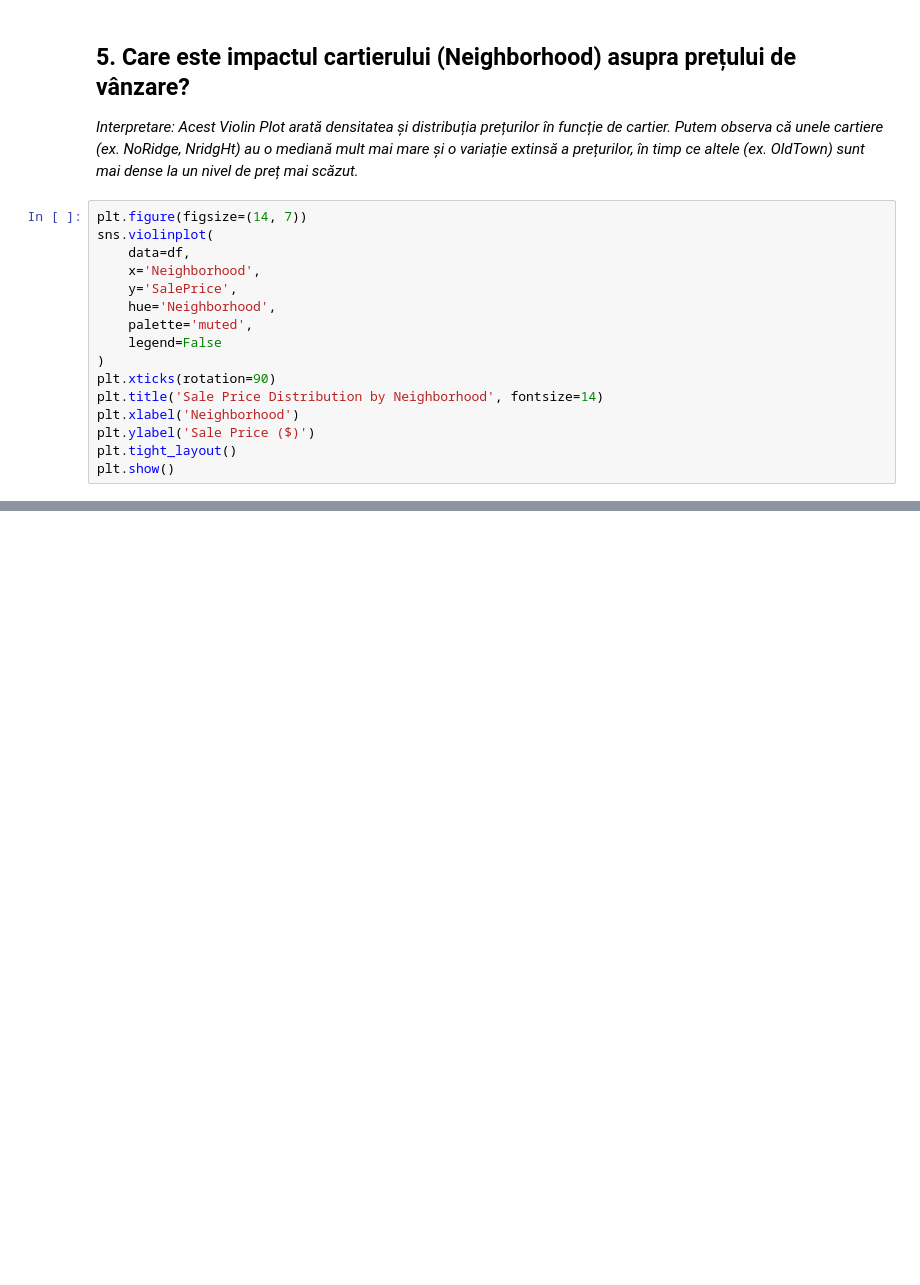
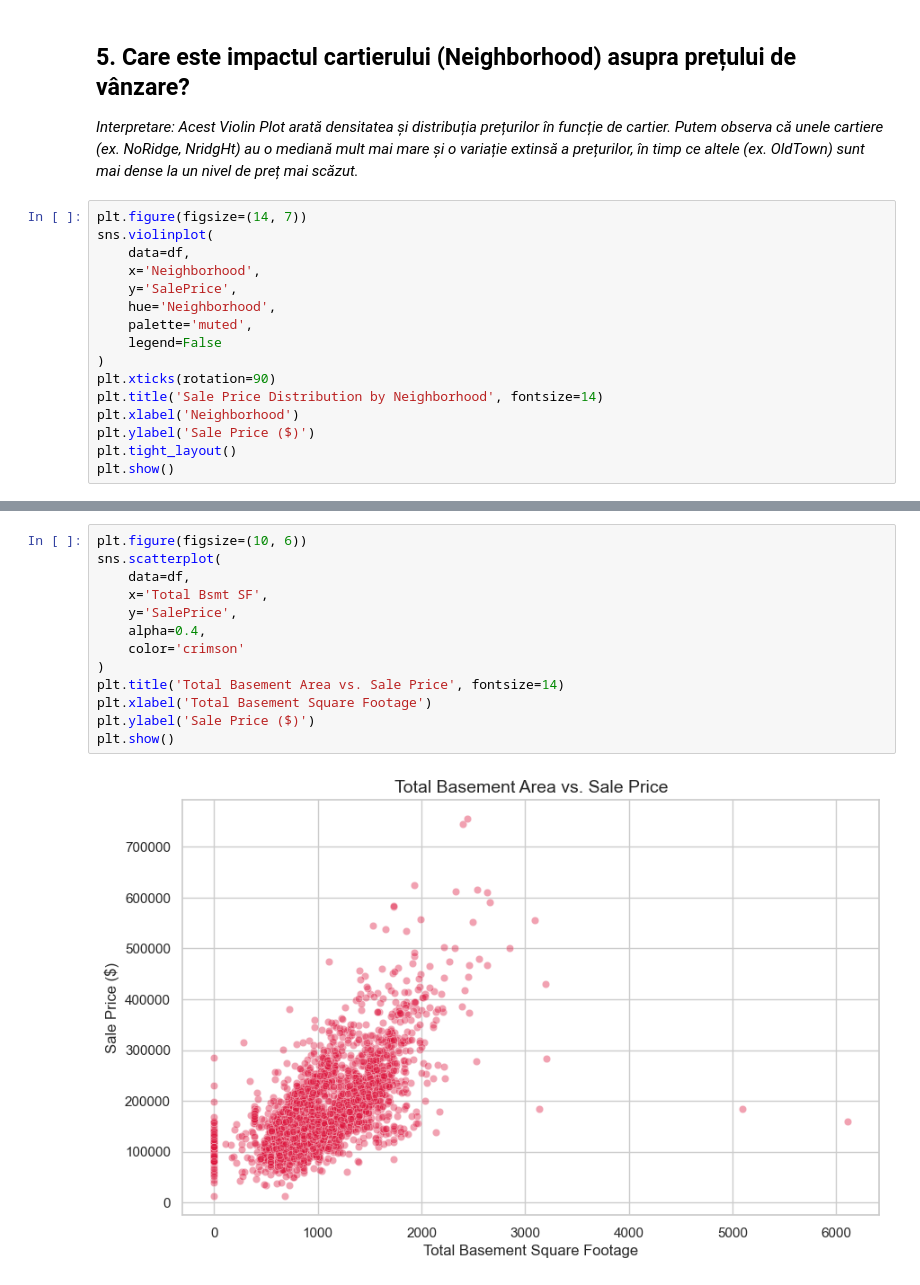
Before and after one commit to vertixxxx/ML_Labs, a Jupyter notebook: L1/Lab1_EDA_AmesHousing.ipynb, the cells around one changed output, grey strips where cells are left out. Drawn from its saved outputs; the diff is of its cells as text; blank space fills up the shorter version.

```diff
--- a/L1/Lab1_EDA_AmesHousing.ipynb
+++ b/L1/Lab1_EDA_AmesHousing.ipynb
@@ -120,0 +160,15 @@ plt.show()
+# %%
+plt.figure(figsize=(10, 6))
+sns.scatterplot(
+    data=df,
+    x='Total Bsmt SF',
+    y='SalePrice',
+    alpha=0.4,
+    color='crimson'
+)
+plt.title('Total Basement Area vs. Sale Price', fontsize=14)
+plt.xlabel('Total Basement Square Footage')
+plt.ylabel('Sale Price ($)')
+plt.show()
+# %% [output]
+[figure, added]
```
Also changed, not shown: parts of 5 cells of this notebook.
